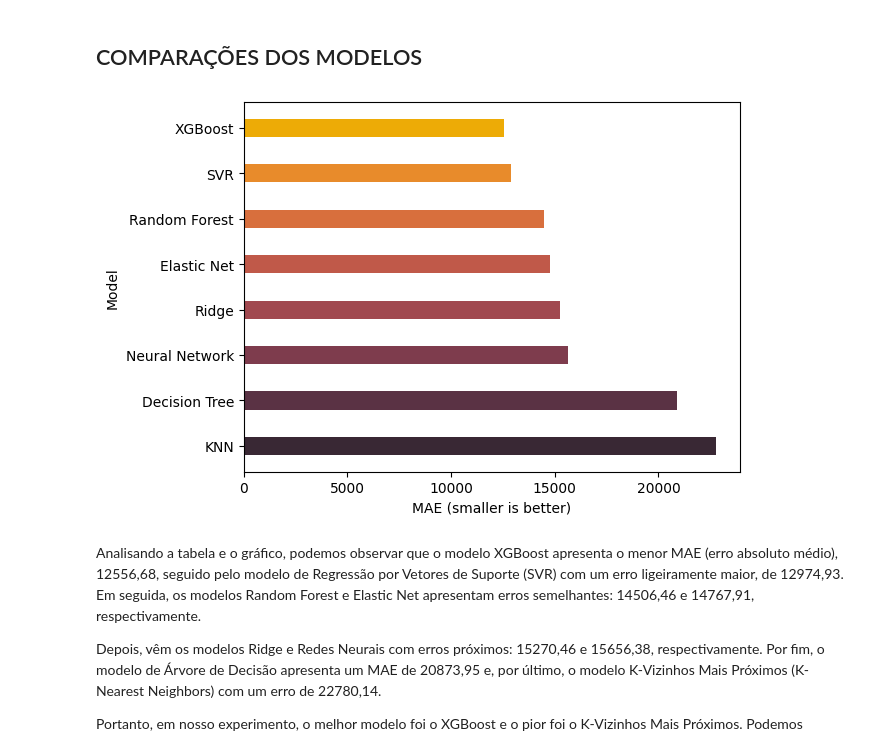
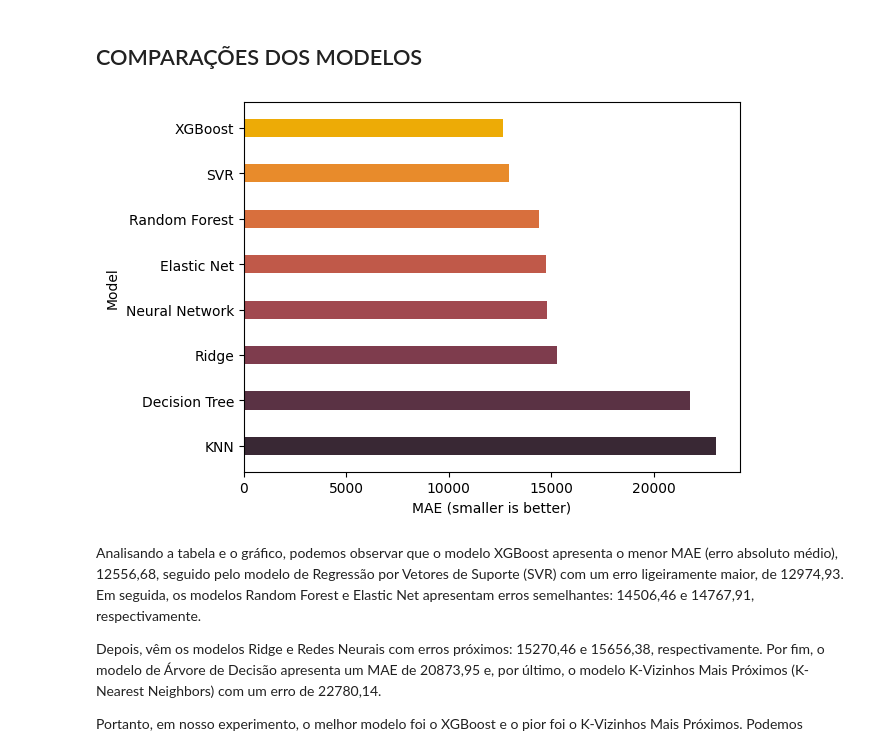
Before and after one commit to Danunesx/ml-house-price, a Jupyter notebook: mlhouse.ipynb, the cells around one changed output. Drawn from its saved outputs; the diff is of its cells as text; code cells hidden in the pictures.

```diff
--- a/mlhouse.ipynb
+++ b/mlhouse.ipynb
@@ -903,17 +903,15 @@ XGBoost MAE = 12667.0791015625
 # %% [markdown]
 ## COMPARAÇÕES DOS MODELOS
 # %%
-x = ['KNN', 'Decision Tree', 'Neural Network', 'Ridge',
-     'Elastic Net', 'Random Forest', 'SVR', 'XGBoost']
-y = [22780.14, 20873.95, 15656.38, 15270.46, 14767.91,
-     14506.46, 12874.93, 12556.68]
+x = ['KNN', 'Decision Tree' , 'Ridge','Neural Network', 'Elastic Net', 'Random Forest', 'SVR', 'XGBoost']
+y = [23042.54, 21751.95,  15270.22, 14801.79,14772.15,  14391.80, 12939.98, 12667.07]
 colors = ["#392834", "#5a3244", "#7e3c4d", "#a1484f",
           "#c05949", "#d86f3d", "#e88b2b", "#edab06"]
 fig, ax = plt.subplots()
 plt.barh(y=range(len(x)), tick_label=x, width=y, height=0.4, color=colors);
 ax.set(xlabel="MAE (smaller is better)", ylabel="Model");
 # %% [output]
-[figure, old version]
+[figure, new version]
 # %% [markdown]
 Analisando a tabela e o gráfico, podemos observar que o modelo XGBoost apresenta o menor MAE (erro absoluto médio), 12556,68, seguido pelo modelo de Regressão por Vetores de Suporte (SVR) com um erro ligeiramente maior, de 12974,93. Em seguida, os modelos Random Forest e Elastic Net apresentam erros semelhantes: 14506,46 e 14767,91, respectivamente.
 
```
